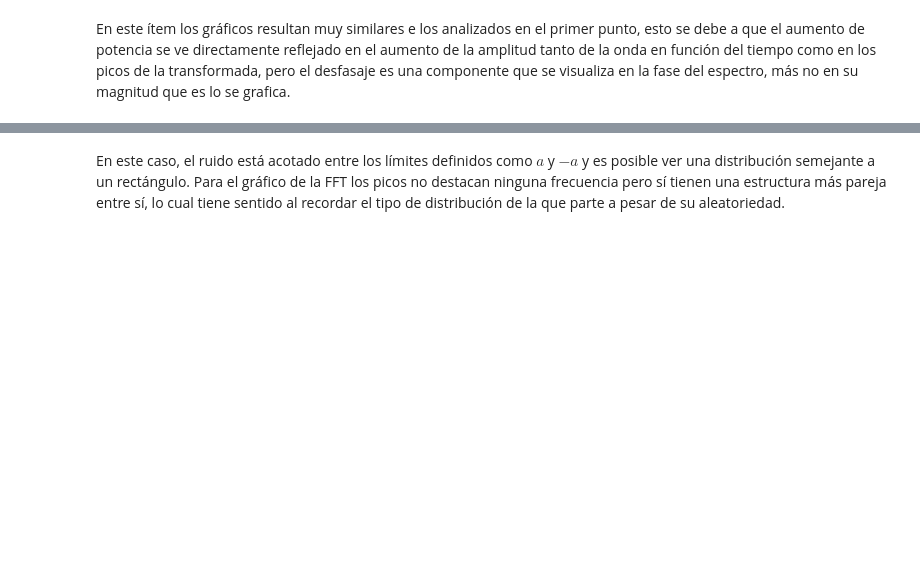
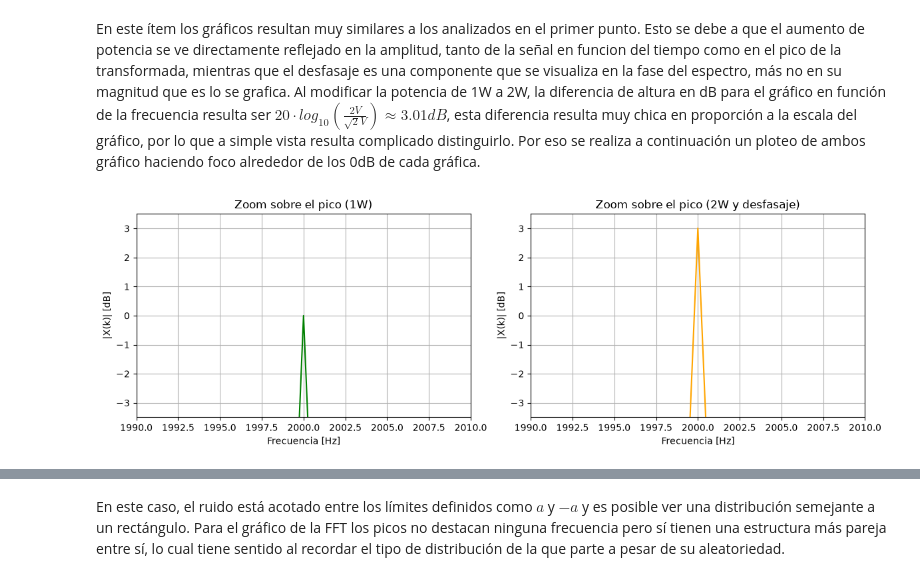
Before and after one commit to Iarapgc/APS, a Jupyter notebook: TS1.ipynb, the cells around one changed output, grey strips where cells are left out. Cells and saved outputs as stored; diff of their text form; code cells hidden in the pictures; blank space fills up the shorter version.

```diff
--- a/TS1.ipynb
+++ b/TS1.ipynb
@@ -87,3 +99,28 @@ ax[1].grid(True)
 # %% [markdown]
-En este ítem los gráficos resultan muy similares e los analizados en el primer punto, esto se debe a que el aumento de potencia se ve directamente reflejado en el aumento de la amplitud tanto de la onda en función del tiempo como en los picos de la transformada, pero el desfasaje es una componente que se visualiza en la fase del espectro, más no en su magnitud que es lo se grafica.
+En este ítem los gráficos resultan muy similares a los analizados en el primer punto. Esto se debe a que el aumento de potencia se ve directamente reflejado en la amplitud, tanto de la señal en funcion del tiempo como en el pico de la transformada, mientras que el desfasaje es una componente que se visualiza en la fase del espectro, más no en su magnitud que es lo se grafica.
+</br> Al modificar la potencia de 1W a 2W, la diferencia de altura en dB para el gráfico en función de la frecuencia resulta ser $20 \cdot log_{10}(\frac{2V}{\sqrt 2 V})\approx 3.01dB$, esta diferencia resulta muy chica en proporción a la escala del gráfico, por lo que a simple vista resulta complicado distinguirlo. Por eso se realiza a continuación un ploteo de ambos gráfico haciendo foco alrededor de los 0dB de cada gráfica.
+# %%
+# --- Zoom sobre el pico: comparación 1W vs 2W ---
+fig, ax = plt.subplots(1, 2, figsize=(12, 4))
+
+ax[0].plot(frec, modulo_tr_1_db, color="green")
+ax[0].set_title("Zoom sobre el pico (1W)")
+ax[0].set_xlabel("Frecuencia [Hz]")
+ax[0].set_ylabel("|X(k)| [dB]")
+ax[0].set_xlim(1990, 2010)
+ax[0].set_ylim(-3.5, 3.5)
+ax[0].grid(True)
+
+ax[1].plot(frec, modulo_tr_2_db, color="orange")
+ax[1].set_title("Zoom sobre el pico (2W y desfasaje)")
+ax[1].set_xlabel("Frecuencia [Hz]")
+ax[1].set_ylabel("|X(k)| [dB]")
+ax[1].set_xlim(1990, 2010)
+ax[1].set_ylim(-3.5, 3.5)
+ax[1].grid(True)
+
+plt.tight_layout()
+plt.show()
+# %% [output]
+[figure, added]
 # %% [markdown]
```
Also changed, not shown: parts of 25 cells of this notebook.
